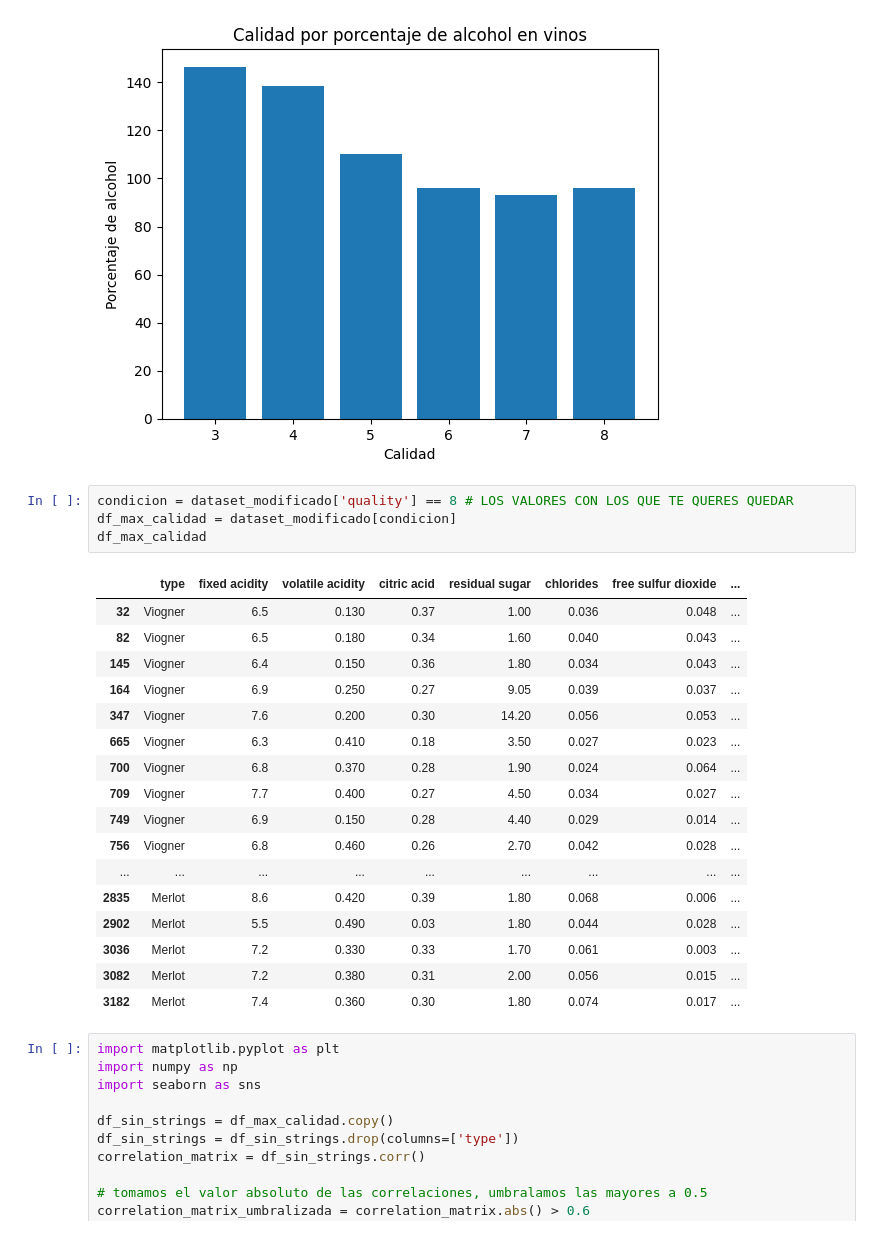
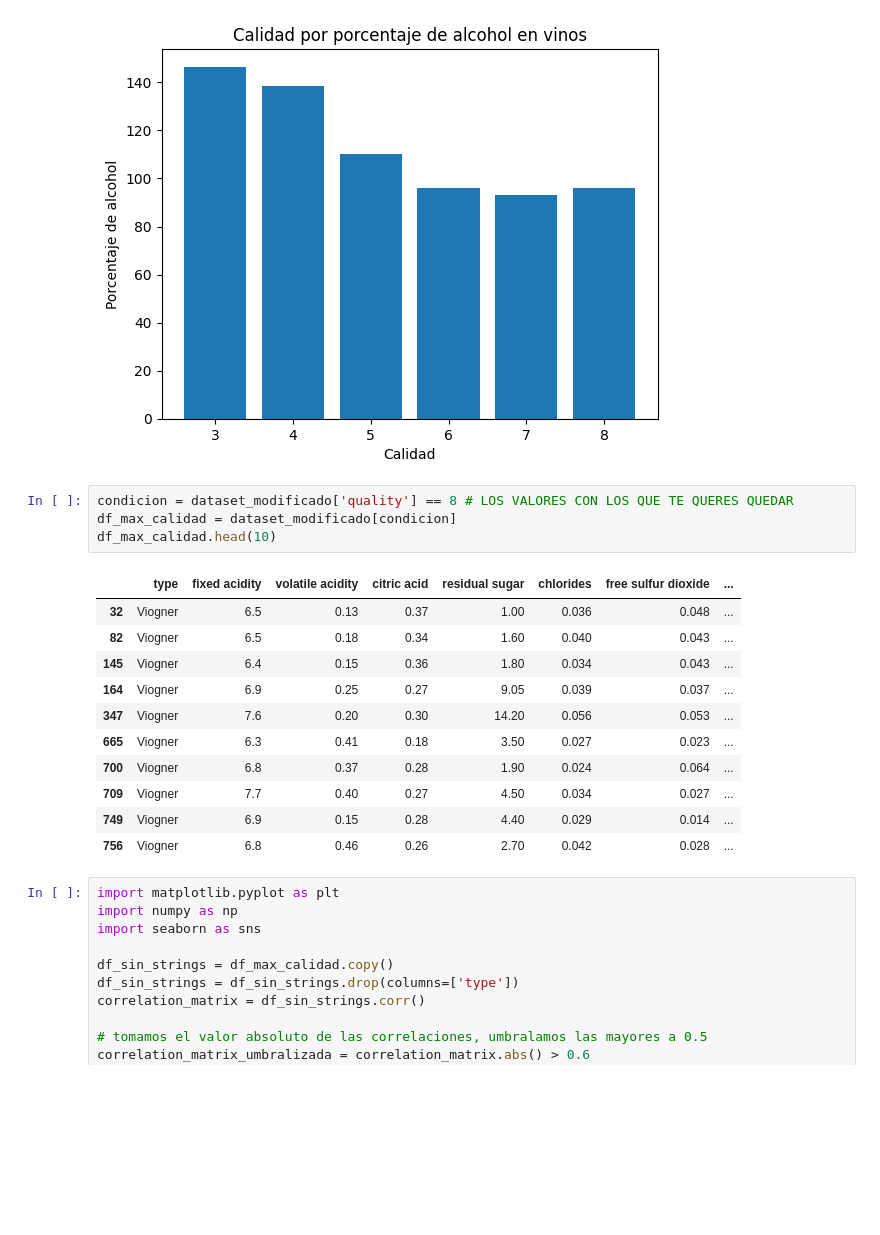
Before and after one commit to abriliglesias/Tp-ciencia-de-datos-, a Jupyter notebook: tpe.ipynb, the cells around one changed output. Drawn from its saved outputs; the diff is of its cells as text; blank space fills up the shorter version.

```diff
--- a/tpe.ipynb
+++ b/tpe.ipynb
@@ -335,25 +335,19 @@ plt.show()
 # %%
 condicion = dataset_modificado['quality'] == 8 # LOS VALORES CON LOS QUE TE QUERES QUEDAR
 df_max_calidad = dataset_modificado[condicion]
-df_max_calidad
+df_max_calidad.head(10)
 # %% [output]
 |  | type | fixed acidity | volatile acidity | citric acid | residual sugar | chlorides | free sulfur dioxide | ... |
-| 32 | Viogner | 6.5 | 0.130 | 0.37 | 1.00 | 0.036 | 0.048 | ... |
-| 82 | Viogner | 6.5 | 0.180 | 0.34 | 1.60 | 0.040 | 0.043 | ... |
-| 145 | Viogner | 6.4 | 0.150 | 0.36 | 1.80 | 0.034 | 0.043 | ... |
-| 164 | Viogner | 6.9 | 0.250 | 0.27 | 9.05 | 0.039 | 0.037 | ... |
-| 347 | Viogner | 7.6 | 0.200 | 0.30 | 14.20 | 0.056 | 0.053 | ... |
-| 665 | Viogner | 6.3 | 0.410 | 0.18 | 3.50 | 0.027 | 0.023 | ... |
-| 700 | Viogner | 6.8 | 0.370 | 0.28 | 1.90 | 0.024 | 0.064 | ... |
-| 709 | Viogner | 7.7 | 0.400 | 0.27 | 4.50 | 0.034 | 0.027 | ... |
-| 749 | Viogner | 6.9 | 0.150 | 0.28 | 4.40 | 0.029 | 0.014 | ... |
-| 756 | Viogner | 6.8 | 0.460 | 0.26 | 2.70 | 0.042 | 0.028 | ... |
-| ... | ... | ... | ... | ... | ... | ... | ... | ... |
-| 2835 | Merlot | 8.6 | 0.420 | 0.39 | 1.80 | 0.068 | 0.006 | ... |
-| 2902 | Merlot | 5.5 | 0.490 | 0.03 | 1.80 | 0.044 | 0.028 | ... |
-| 3036 | Merlot | 7.2 | 0.330 | 0.33 | 1.70 | 0.061 | 0.003 | ... |
-| 3082 | Merlot | 7.2 | 0.380 | 0.31 | 2.00 | 0.056 | 0.015 | ... |
-| 3182 | Merlot | 7.4 | 0.360 | 0.30 | 1.80 | 0.074 | 0.017 | ... |
+| 32 | Viogner | 6.5 | 0.13 | 0.37 | 1.00 | 0.036 | 0.048 | ... |
+| 82 | Viogner | 6.5 | 0.18 | 0.34 | 1.60 | 0.040 | 0.043 | ... |
+| 145 | Viogner | 6.4 | 0.15 | 0.36 | 1.80 | 0.034 | 0.043 | ... |
+| 164 | Viogner | 6.9 | 0.25 | 0.27 | 9.05 | 0.039 | 0.037 | ... |
+| 347 | Viogner | 7.6 | 0.20 | 0.30 | 14.20 | 0.056 | 0.053 | ... |
+| 665 | Viogner | 6.3 | 0.41 | 0.18 | 3.50 | 0.027 | 0.023 | ... |
+| 700 | Viogner | 6.8 | 0.37 | 0.28 | 1.90 | 0.024 | 0.064 | ... |
+| 709 | Viogner | 7.7 | 0.40 | 0.27 | 4.50 | 0.034 | 0.027 | ... |
+| 749 | Viogner | 6.9 | 0.15 | 0.28 | 4.40 | 0.029 | 0.014 | ... |
+| 756 | Viogner | 6.8 | 0.46 | 0.26 | 2.70 | 0.042 | 0.028 | ... |
 # %%
 import matplotlib.pyplot as plt
 import numpy as np
```
Also changed, not shown: parts of 9 cells of this notebook, 1 other file.
